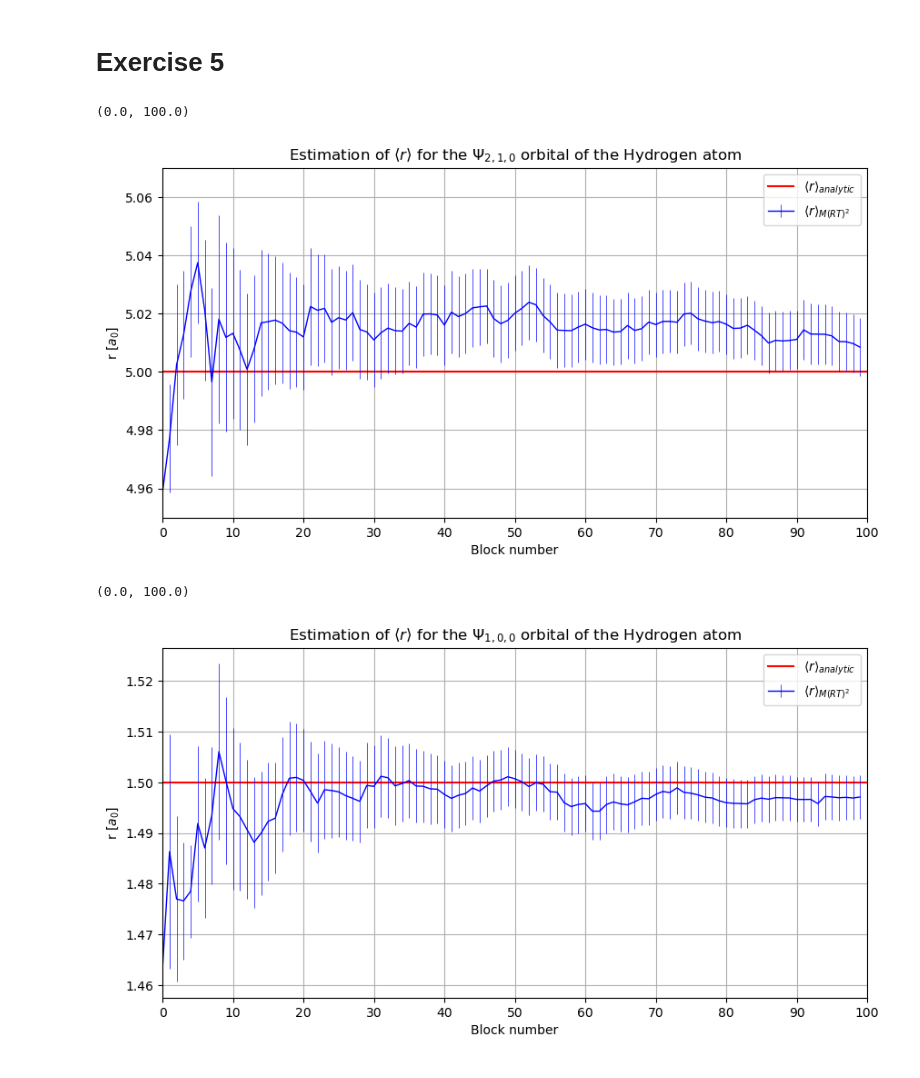
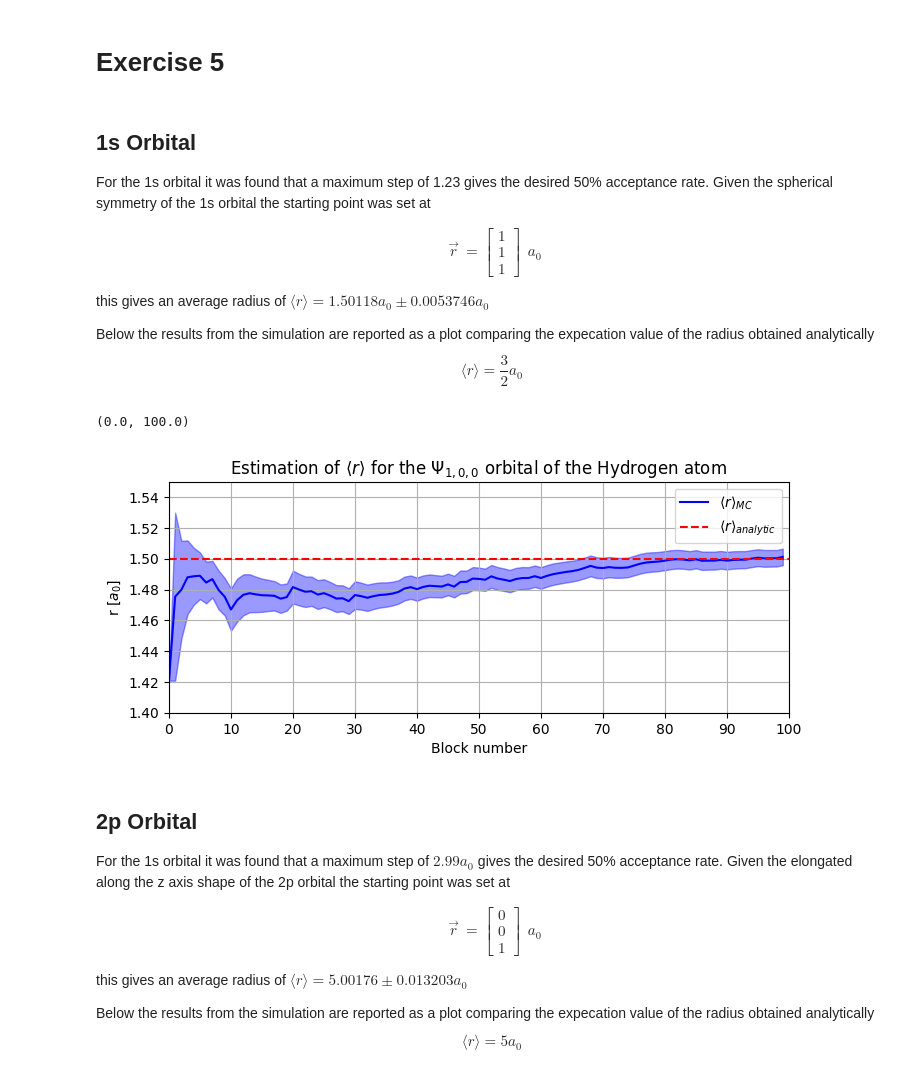
Before and after one commit to Giac97/Simulazione-Numerica, a Jupyter notebook: notebooks/Exercise 5/Exercise 5 - Analysis.ipynb, the cells around one changed output. Drawn from its saved outputs; the diff is of its cells as text; code cells hidden in the pictures.

```diff
--- a/notebooks/Exercise 5/Exercise 5 - Analysis.ipynb
+++ b/notebooks/Exercise 5/Exercise 5 - Analysis.ipynb
@@ -9,32 +6,55 @@ pts = np.loadtxt("psinew.dat", unpack = True)
+# %% [markdown]
+## 1s Orbital
+
+For the 1s orbital it was found that a maximum step of 1.23 gives the desired 50% acceptance rate. Given the spherical symmetry of the 1s orbital the starting point was set at
+$$ \begin{align}
+    \vec{r} &= \begin{bmatrix}
+           1 \\
+           1 \\
+           1
+         \end{bmatrix}
+  \end{align}a_0
+$$
+this gives an average radius of  $ \langle r \rangle = 1.50118 a_0 \pm 0.0053746 a_0$
+
+Below the results from the simulation are reported as a plot comparing the expecation value of the radius obtained analytically
+$$
+    \langle r \rangle = \frac{3}{2} a_0
+$$
 # %%
-N, r_avg, r_err = np.loadtxt("r_avg.dat", unpack = True)
-N, r_avg_1s, r_err_1s = np.loadtxt("r_avg_1s.dat", unpack = True)
+N, r_avg, r_err = np.loadtxt("../../src/lab5/rAvg_1s.dat", unpack = True)
 # %%
-plt.figure(figsize = (10,5))
-plt.axhline(5, color = "red", label = r"$\langle r\rangle_{analytic}$ ")
-plt.errorbar(N, r_avg, r_err, color = "blue", linewidth =1, elinewidth = 0.5,ecolor = "blue", label = r"$\langle r\rangle_{M(RT)^2}$ ")
+plt.figure(figsize = (8,3))
+plt.plot(N, r_avg, c = "b", label = r"$\langle r\rangle_{MC}$ ")
+plt.axhline(1.5, color = "red", linestyle = "--",label = r"$\langle r\rangle_{analytic}$ ")
+
+plt.fill_between(N, r_avg-r_err, r_avg+r_err, alpha = 0.4, edgecolor ="b", facecolor = "b")
 plt.legend()
-plt.title(r"Estimation of $\langle r \rangle$ for the $\Psi_{2,1,0}$ orbital of the Hydrogen atom")
+plt.title(r"Estimation of $\langle r \rangle$ for the $\Psi_{1,0,0}$ orbital of the Hydrogen atom")
 plt.xticks(np.arange(0,110, 10))
 plt.grid()
 plt.xlabel("Block number")
 plt.ylabel(r"r [$a_0$]")
-plt.ylim((4.95,5.07))
+plt.ylim((1.4, 1.55))
 plt.xlim((0, 100))
 # %% [output]
 (0.0, 100.0)
-[figure, old version]
+[figure, new version]
-# %%
-plt.figure(figsize = (10,5))
-plt.axhline(1.5, color = "red", label = r"$\langle r\rangle_{analytic}$ ")
-plt.errorbar(N, r_avg_1s, r_err_1s, color = "blue", linewidth =1, elinewidth = 0.5,ecolor = "blue", label = r"$\langle r\rangle_{M(RT)^2}$ ")
-plt.legend()
-plt.title(r"Estimation of $\langle r \rangle$ for the $\Psi_{1,0,0}$ orbital of the Hydrogen atom")
-plt.xticks(np.arange(0,110, 10))
-plt.grid()
-plt.xlabel("Block number")
-plt.ylabel(r"r [$a_0$]")
-plt.xlim((0, 100))
-# %% [output]
-(0.0, 100.0)
-[figure, removed]
+# %% [markdown]
+## 2p Orbital
+
+For the 1s orbital it was found that a maximum step of $2.99 a_0$ gives the desired 50% acceptance rate. Given the elongated along the z axis shape of the 2p orbital the starting point was set at
+$$ \begin{align}
+    \vec{r} &= \begin{bmatrix}
+           0 \\
+           0 \\
+           1
+         \end{bmatrix}
+  \end{align}a_0
+$$
+this gives an average radius of  $ \langle r \rangle =  5.00176 \pm 0.013203 a_0$
+
+Below the results from the simulation are reported as a plot comparing the expecation value of the radius obtained analytically
+$$
+    \langle r \rangle = 5 a_0
+$$
```
Also changed, not shown: parts of 9 cells of this notebook, 1 other file.
